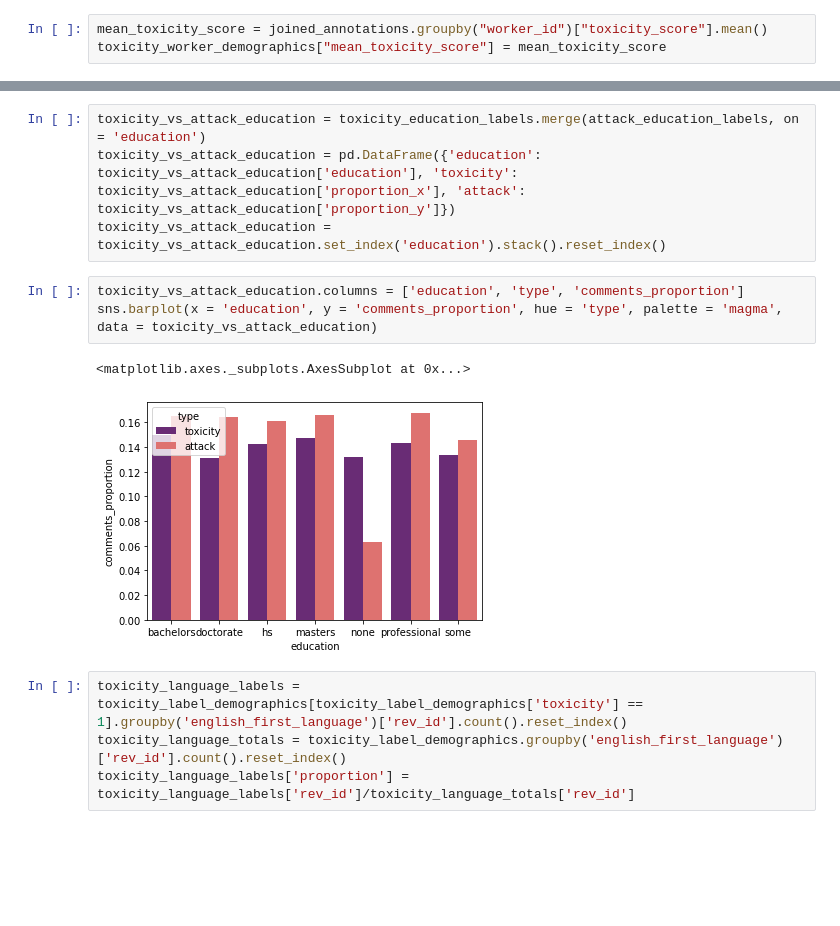
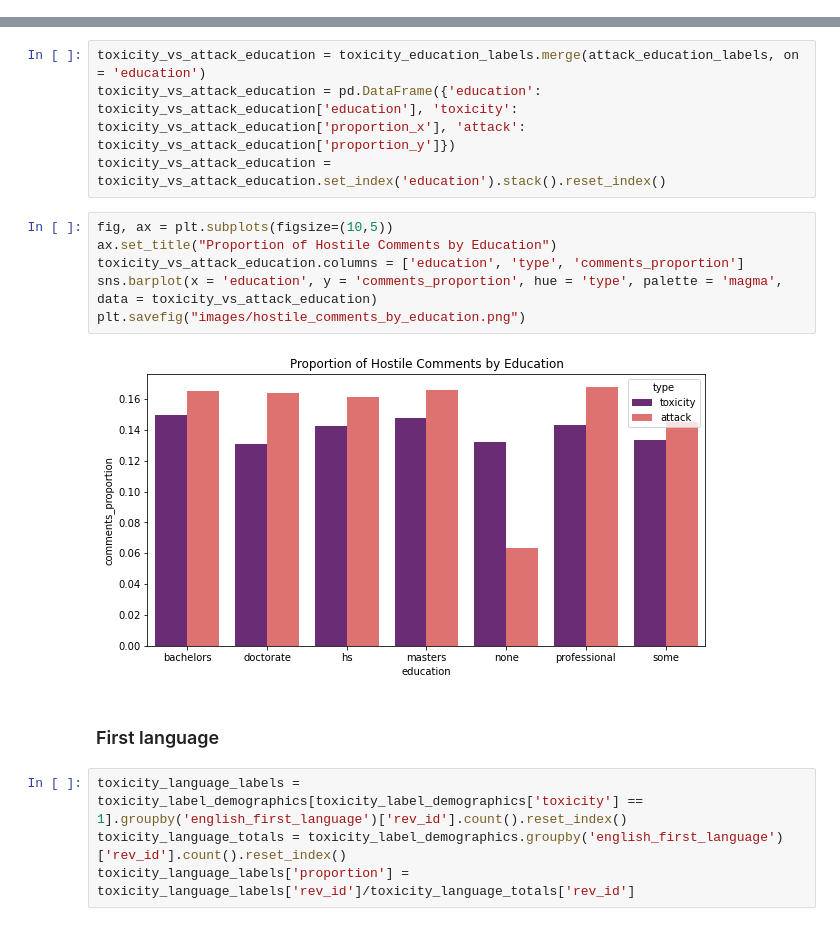
Before and after one commit to chavi-g/data-512, a Jupyter notebook: data-512-a2/data512-a2-bias-in-data.ipynb, the cells around one changed output, grey strips where cells are left out. Drawn from its saved outputs; the diff is of its cells as text; blank space fills up the shorter version.

```diff
--- a/data-512-a2/data512-a2-bias-in-data.ipynb
+++ b/data-512-a2/data512-a2-bias-in-data.ipynb
@@ -96,6 +59,3 @@ joined_annotations.head()
 At this point you start asking question.
 
 I can calculate the average score per worker - that worker's "toxicity bias". Is this different for different age groups?
-# %%
-mean_toxicity_score = joined_annotations.groupby("worker_id")["toxicity_score"].mean()
-toxicity_worker_demographics["mean_toxicity_score"] = mean_toxicity_score
@@ -414,11 +340,15 @@ toxicity_vs_attack_education = toxicity_education_labels.merge(attack_education_
 toxicity_vs_attack_education = pd.DataFrame({'education': toxicity_vs_attack_education['education'], 'toxicity':  toxicity_vs_attack_education['proportion_x'], 'attack': toxicity_vs_attack_education['proportion_y']})
 toxicity_vs_attack_education = toxicity_vs_attack_education.set_index('education').stack().reset_index()
 # %%
+fig, ax = plt.subplots(figsize=(10,5))
+ax.set_title("Proportion of Hostile Comments by Education")
 toxicity_vs_attack_education.columns = ['education', 'type', 'comments_proportion']
 sns.barplot(x = 'education', y = 'comments_proportion', hue = 'type', palette = 'magma', data = toxicity_vs_attack_education)
+plt.savefig("images/hostile_comments_by_education.png")
 # %% [output]
-<matplotlib.axes._subplots.AxesSubplot at 0x...>
-[figure, old version]
+[figure, new version]
+# %% [markdown]
+### First language
 # %%
 toxicity_language_labels = toxicity_label_demographics[toxicity_label_demographics['toxicity'] == 1].groupby('english_first_language')['rev_id'].count().reset_index()
 toxicity_language_totals = toxicity_label_demographics.groupby('english_first_language')['rev_id'].count().reset_index()
```
Also changed, not shown: parts of 78 cells of this notebook, 7 other files.
